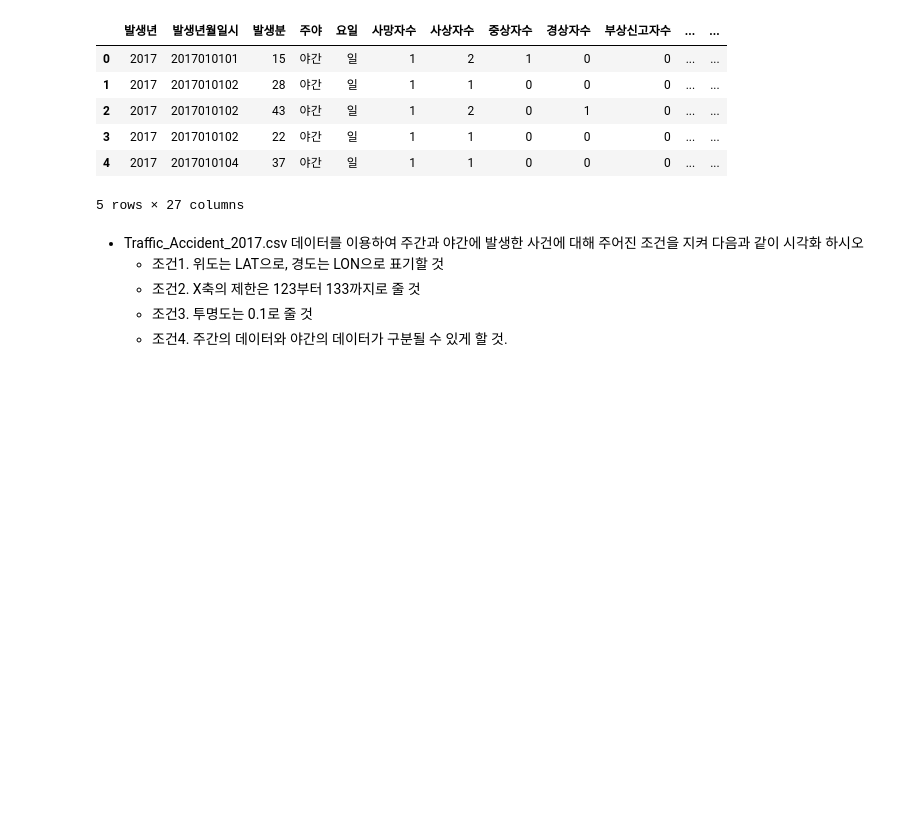
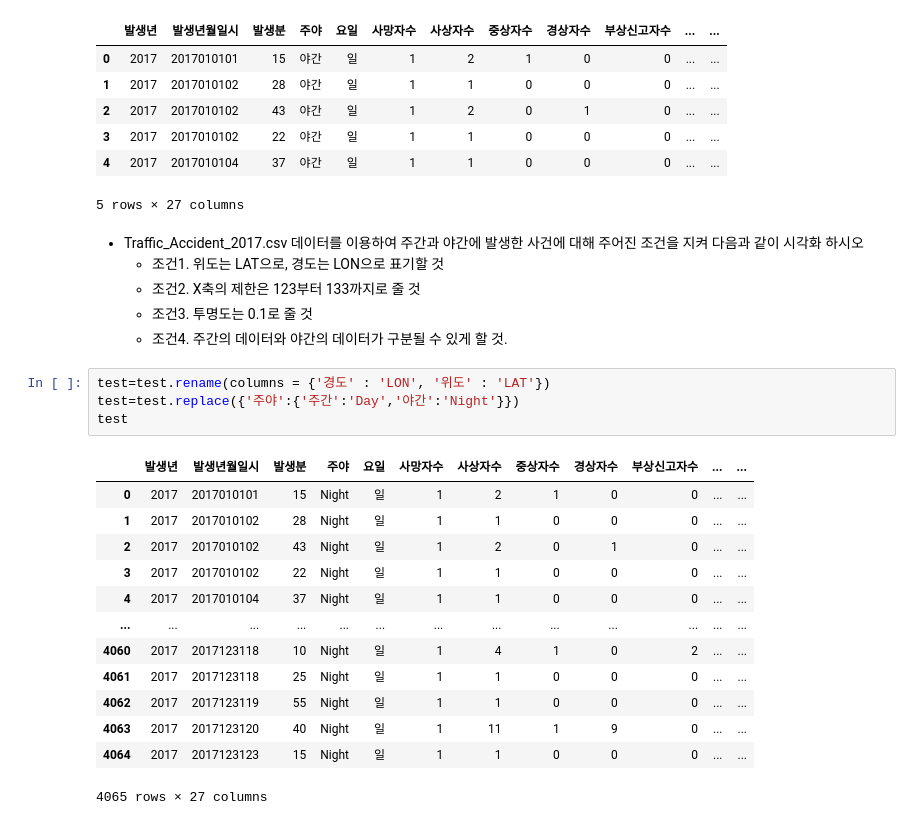
Before and after one commit to eeyeji/Python_Library, a Jupyter notebook: 시험/YEJI_TEST.ipynb, the cells around one changed output. Drawn from its saved outputs; the diff is of its cells as text; blank space fills up the shorter version.

```diff
--- a/시험/YEJI_TEST.ipynb
+++ b/시험/YEJI_TEST.ipynb
@@ -62,6 +62,24 @@ test.head()
     - 조건2. X축의 제한은 123부터 133까지로 줄 것
     - 조건3. 투명도는 0.1로 줄 것
     - 조건4. 주간의 데이터와 야간의 데이터가 구분될 수 있게 할 것.
+# %%
+test=test.rename(columns = {'경도' : 'LON', '위도' : 'LAT'})
+test=test.replace({'주야':{'주간':'Day','야간':'Night'}})
+test
+# %% [output]
+|  | 발생년 | 발생년월일시 | 발생분 | 주야 | 요일 | 사망자수 | 사상자수 | 중상자수 | 경상자수 | 부상신고자수 | ... | ... |
+| 0 | 2017 | 2017010101 | 15 | Night | 일 | 1 | 2 | 1 | 0 | 0 | ... | ... |
+| 1 | 2017 | 2017010102 | 28 | Night | 일 | 1 | 1 | 0 | 0 | 0 | ... | ... |
+| 2 | 2017 | 2017010102 | 43 | Night | 일 | 1 | 2 | 0 | 1 | 0 | ... | ... |
+| 3 | 2017 | 2017010102 | 22 | Night | 일 | 1 | 1 | 0 | 0 | 0 | ... | ... |
+| 4 | 2017 | 2017010104 | 37 | Night | 일 | 1 | 1 | 0 | 0 | 0 | ... | ... |
+| ... | ... | ... | ... | ... | ... | ... | ... | ... | ... | ... | ... | ... |
+| 4060 | 2017 | 2017123118 | 10 | Night | 일 | 1 | 4 | 1 | 0 | 2 | ... | ... |
+| 4061 | 2017 | 2017123118 | 25 | Night | 일 | 1 | 1 | 0 | 0 | 0 | ... | ... |
+| 4062 | 2017 | 2017123119 | 55 | Night | 일 | 1 | 1 | 0 | 0 | 0 | ... | ... |
+| 4063 | 2017 | 2017123120 | 40 | Night | 일 | 1 | 11 | 1 | 9 | 0 | ... | ... |
+| 4064 | 2017 | 2017123123 | 15 | Night | 일 | 1 | 1 | 0 | 0 | 0 | ... | ... |
+4065 rows × 27 columns
 # %%
 test=test.rename(columns = {'경도' : 'LON', '위도' : 'LAT'})
 
```
Also changed, not shown: parts of 1 cell of this notebook.
